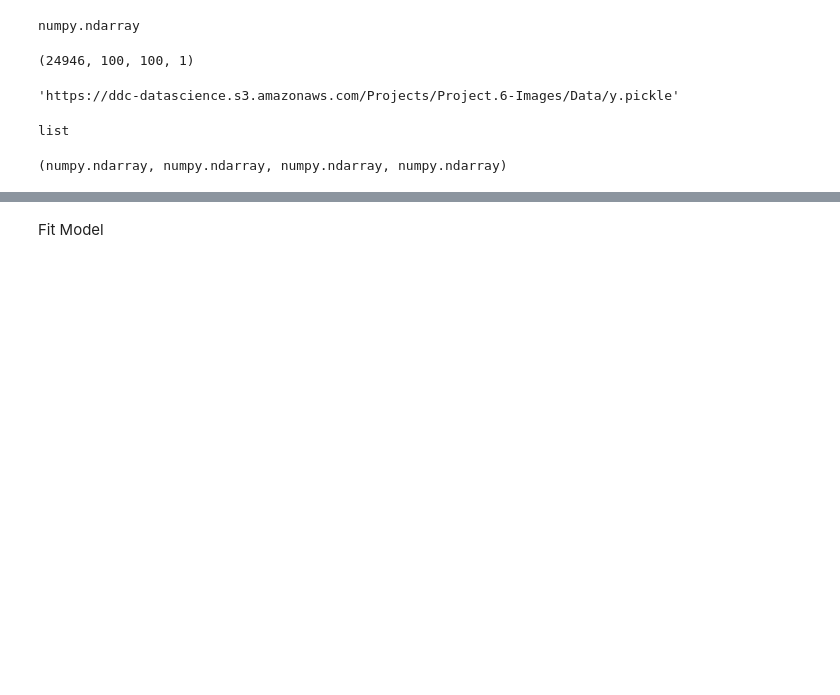
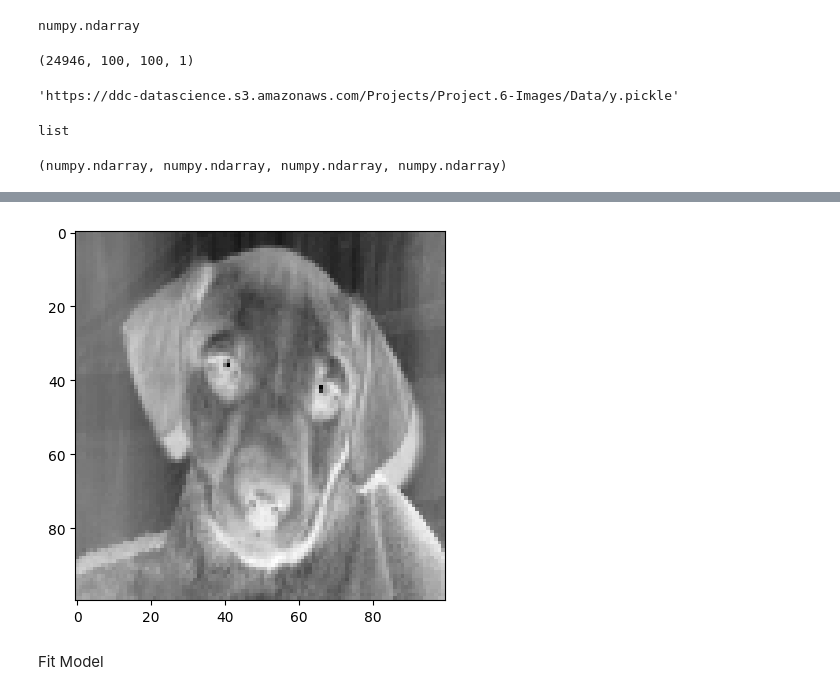
Before and after one commit to JuanReyesAn/Data-Science-Portfolio-C21, a Jupyter notebook: Projects/Project-6/Images-Description.for.Students.ipynb, the cells around one changed output, grey strips where cells are left out. Drawn from its saved outputs; the diff is of its cells as text; code cells hidden in the pictures; blank space fills up the shorter version.

```diff
--- a/Projects/Project-6/Images-Description.for.Students.ipynb
+++ b/Projects/Project-6/Images-Description.for.Students.ipynb
@@ -111,3 +146,8 @@ X_train[0]
+# %%
+plt.imshow(X_train[1],cmap=plt.cm.gray_r)
+plt.show()
+# %% [output]
+[figure, added]
 # %%
 # training my model we well see what happens
 # %%
```
Also changed, not shown: parts of 31 cells of this notebook.
